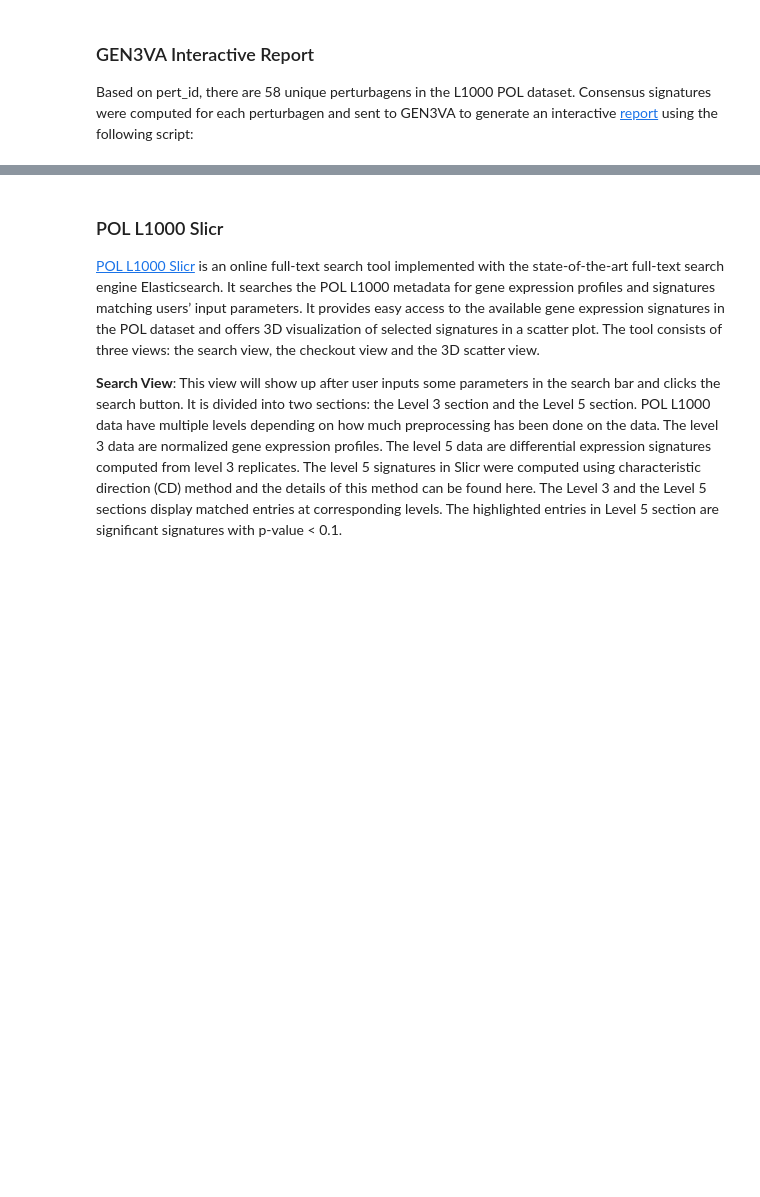
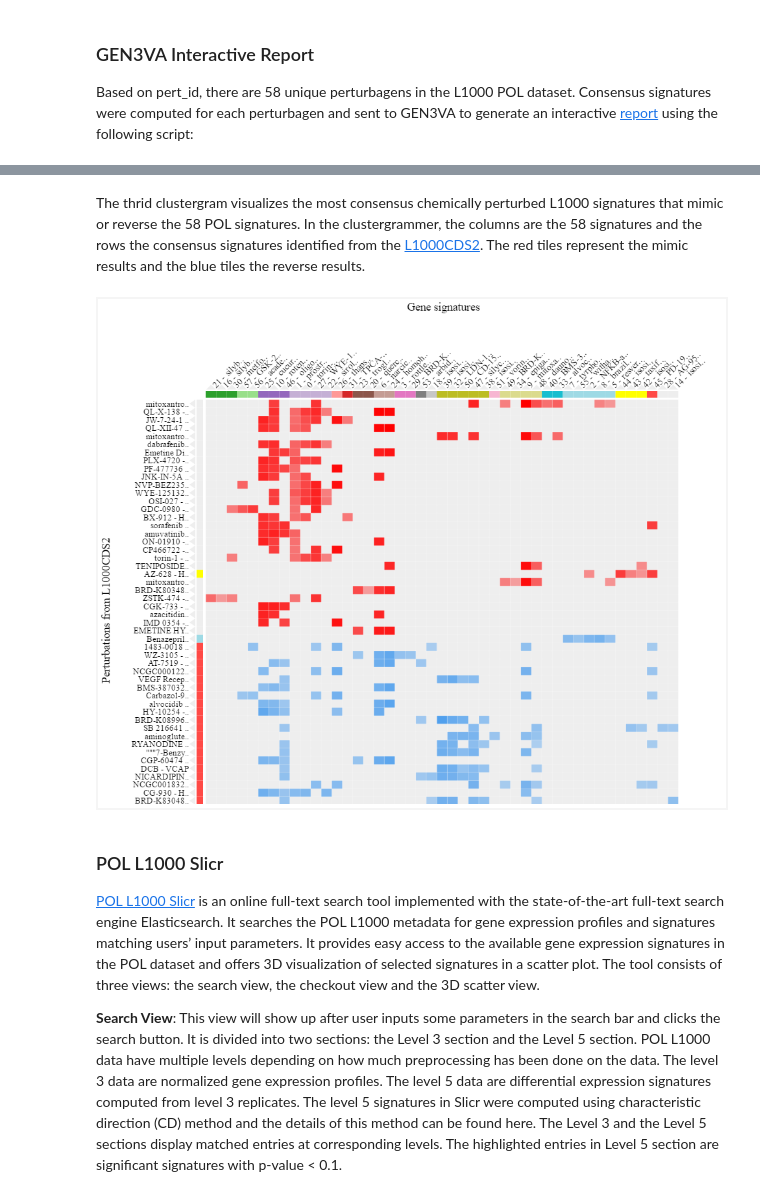
Before and after one commit to MaayanLab/L1000-POL, a Jupyter notebook: L1000 POL analysis.ipynb, the cells around one changed output, grey strips where cells are left out. Saved outputs shown, nothing was run; the diff lists cells and outputs as text; code cells hidden in the pictures; blank space fills up the shorter version.

```diff
--- a/L1000 POL analysis.ipynb
+++ b/L1000 POL analysis.ipynb
@@ -297,3 +315,9 @@ for pert_id in pert_ids:
+# %% [markdown]
+The thrid clustergram visualizes the most consensus chemically perturbed L1000 signatures that mimic or reverse the 58 POL signatures. In the clustergrammer, the columns are the 58 signatures and the rows the consensus signatures identified from the [L1000CDS2](http://amp.pharm.mssm.edu/L1000CDS2/#/index). The red tiles represent the mimic results and the blue tiles the reverse results.
+# %%
+Image('img/l1000cds2.png', width='800')
+# %% [output]
+[figure, added]
 # %% [markdown]
 ### POL L1000 Slicr
 [POL L1000 Slicr](http://amp.pharm.mssm.edu/polslicr/) is an online full-text search tool implemented with the state-of-the-art full-text search engine Elasticsearch. It searches the POL L1000 metadata for gene expression profiles and signatures matching users’ input parameters. It provides easy access to the available gene expression signatures in the POL dataset and offers 3D visualization of selected signatures in a scatter plot. The tool consists of three views: the search view, the checkout view and the 3D scatter view.
```
Also changed, not shown: parts of 6 cells of this notebook, 5 other files.
